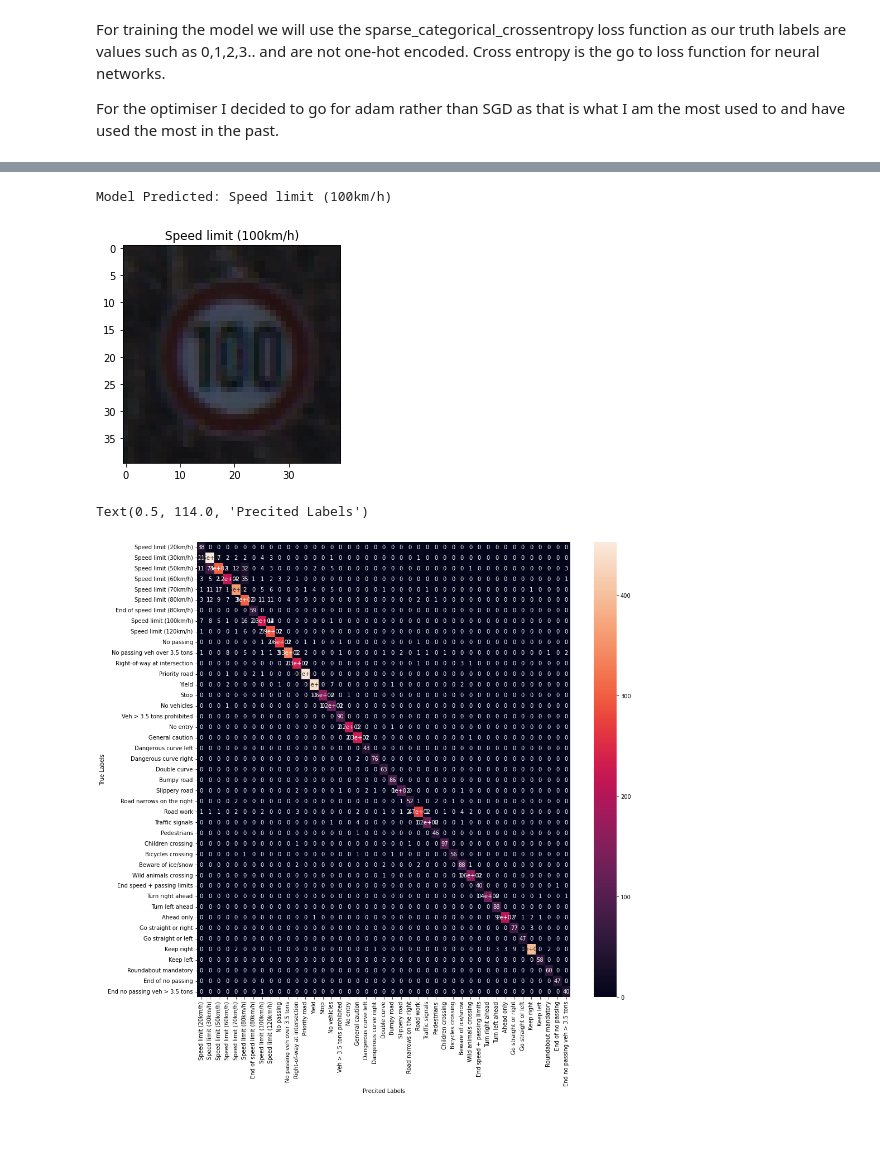
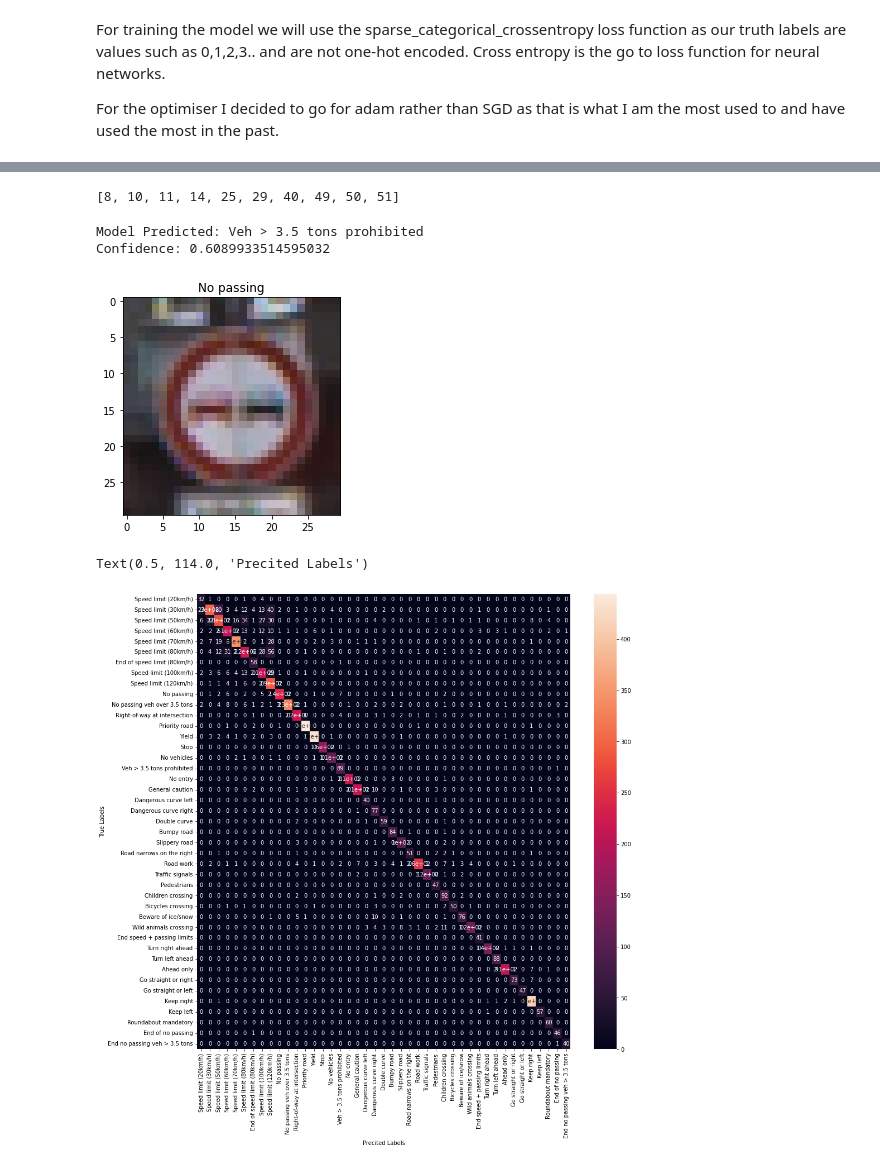
Before and after one commit to natan-sz/gtsrb-roadsigns-cnn, a Jupyter notebook: road_signs_cnn.ipynb, the cells around one changed output, grey strips where cells are left out. Cells and saved outputs as stored; diff of their text form; code cells hidden in the pictures; blank space fills up the shorter version.

```diff
--- a/road_signs_cnn.ipynb
+++ b/road_signs_cnn.ipynb
@@ -46,8 +64,8 @@ TensorFlow Version: 2.8.0
 ### LOAD IN THE DATASET (276MB) ###
 
 # Image Constants & Dimensions
-IMG_WIDTH = 40
-IMG_HEIGHT = 40
+IMG_WIDTH = 30
+IMG_HEIGHT = 30
 CHANNELS = 3
 CLASSES = 43
 
@@ -309,5 +331,5 @@ for X_batch, y_batch in datagen.flow(X_train, y_train,shuffle=False):
 # %%
-AUG_COUNT = 1700
+AUG_COUNT = 1600
 BATCH_SIZE = 32
 
 # I will save the augmented with equal amounts of
@@ -425,8 +451,9 @@ model_alpha = keras.Sequential([
     # Neural Network
     keras.layers.Flatten(input_shape=(IMG_HEIGHT,IMG_WIDTH,CHANNELS)),
     keras.layers.Dense(1000,activation='relu'),
-    keras.layers.Dense(1000,activation='relu'),
+    keras.layers.Dense(500,activation='relu'),
 
     # Output
     keras.layers.Dense(43,activation = 'softmax')
 ])
+model_alpha.summary()
@@ -441,5 +490,14 @@ Now we will train this model with a default batch size of 36 for epochs
 # %%
-epochs = 20
+epochs = 10
 
-model_alpha.fit(X_train_aug, y_train_aug, batch_size=32, epochs=epochs,validation_data=(X_val, y_val))
+if not os.path.isfile("alpha_history.npy") or not os.path.isfile("model_alpha_aug.pickle"):
+    alpha_history = model_alpha.fit(X_train_aug, y_train_aug, batch_size=32, epochs=epochs,validation_data=(X_val, y_val))
+    alpha_history = alpha_history.history
+    np.save('alpha_history.npy',alpha_history)
+    with open('model_alpha_aug.pickle', 'wb') as f:
+        pickle.dump(model_alpha, f)
+else:
+    alpha_history = np.load('alpha_history.npy',allow_pickle='TRUE').item()
+    with open('model_alpha_aug.pickle', 'rb') as f:
+        model_alpha = pickle.load(f)
 # %% [output]
@@ -471,15 +545,23 @@ predictions = np.argmax(predictions,axis=1)
+# %%
+# List of indexes that model got wrong
+wrong_indices_alpha = [i for i,v in enumerate(predictions_alpha) if predictions_alpha[i]!=y_test[i]]
+wrong_indices_alpha[:10]
+# %% [output]
+[8, 10, 11, 14, 25, 29, 40, 49, 50, 51]
 # %%
 # Pick a number
-n = 1000
+n = 11
 
 # Plot and check if prediction matches
 plot_sign(X_test,y_test,n)
-print(colour.BOLD+f"Model Predicted: {label_name[predictions[n]]}"+colour.END)
+print(colour.BOLD+f"Model Predicted: {label_name[predictions_alpha[n]]}"+colour.END)
+print(colour.BOLD+f"Confidence: {probabilities_alpha[n][predictions_alpha[n]]}"+colour.END)
 # %% [output]
-Model Predicted: Speed limit (100km/h)
+Model Predicted: Veh > 3.5 tons prohibited
+Confidence: 0.6089933514595032
-[figure, old version]
+[figure, new version]
 # %%
-cm_mat = np.array(confusion_matrix(y_test,predictions))
+cm_mat = np.array(confusion_matrix(y_test,predictions_alpha))
 cm_df = pd.DataFrame(cm_mat, index = [i for i in labels],
                   columns = [i for i in labels])
 plt.figure(figsize = (15,15))
@@ -488,5 +570,5 @@ ax.set_ylabel("True Labels")
 ax.set_xlabel("Precited Labels")
 # %% [output]
 Text(0.5, 114.0, 'Precited Labels')
-[figure, old version]
+[figure, new version]
 # %% [markdown]
```
Also changed, not shown: parts of 76 cells of this notebook, 8 other files.
